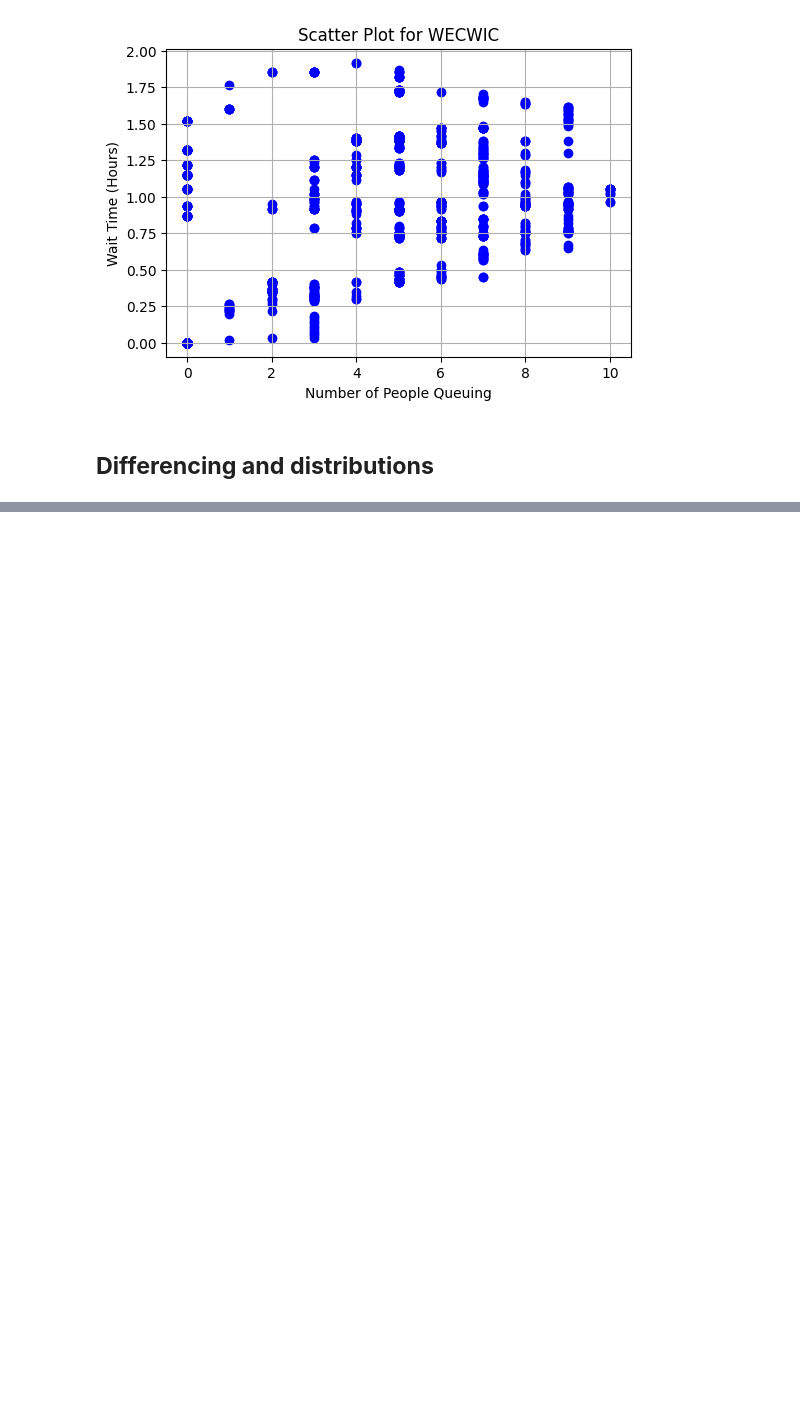
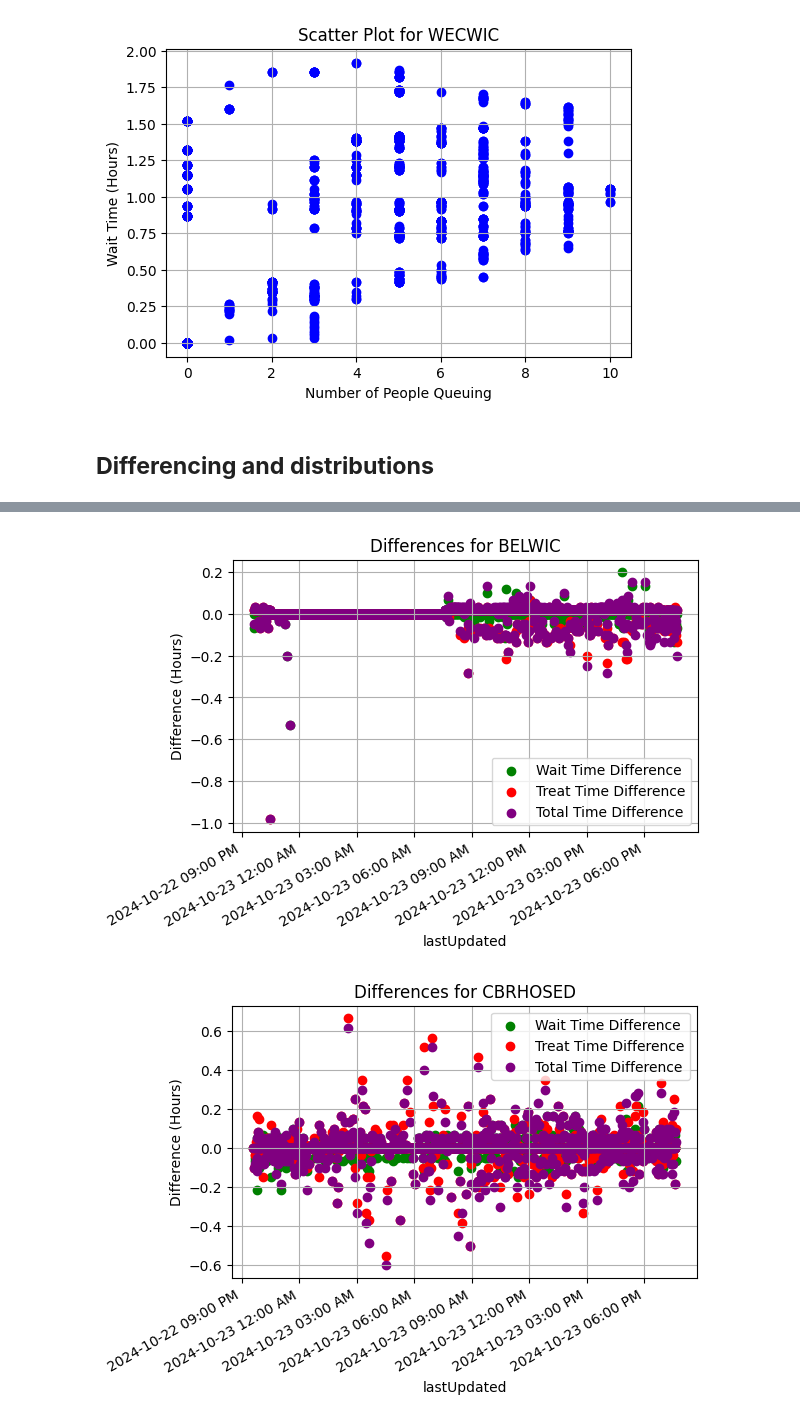
Before and after one commit to DerekWu1/wic_wait_times, a Jupyter notebook: analysis.ipynb, the cells around one changed output, grey strips where cells are left out. Drawn from its saved outputs; the diff is of its cells as text; code cells hidden in the pictures; blank space fills up the shorter version.

```diff
--- a/analysis.ipynb
+++ b/analysis.ipynb
@@ -168,0 +185,31 @@ for name, group in grouped:
+# %%
+# Calculating lagged differences for each 'id' group
+df['queue_diff'] = df.groupby('id')['queue'].diff()
+df['wait_time_diff'] = df.groupby('id')['wait_time'].diff()
+df['treat_time_diff'] = df.groupby('id')['treat_time'].diff()
+df['total_time_diff'] = df.groupby('id')['total_time'].diff()
+
+# Scatter plots for each 'id' group
+for name, group in df.groupby('id'):
+    plt.figure(figsize=(6, 4))
+    # plt.scatter(group.index, group['queue_diff'], color='blue', label='Queue Difference')
+    plt.scatter(group.lastUpdated, group['wait_time_diff'], color='green', label='Wait Time Difference')
+    plt.scatter(group.lastUpdated, group['treat_time_diff'], color='red', label='Treat Time Difference')
+    plt.scatter(group.lastUpdated, group['total_time_diff'], color='purple', label='Total Time Difference')
+
+    # Formatting the x-axis to show date and time in AM/PM format
+    plt.gca().xaxis.set_major_formatter(mdates.DateFormatter('%Y-%m-%d %I:%M %p' ))
+
+    # Rotating the x-axis labels for better readability
+    plt.gcf().autofmt_xdate()
+
+    # Adding labels and title
+    plt.xlabel('lastUpdated')
+    plt.ylabel('Difference (Hours)')
+    plt.title(f'Differences for {name}')
+    plt.legend()
+    plt.grid(True)
+    plt.show()
+# %% [output]
+[figure, added]
+[figure, added]
```
Also changed, not shown: parts of 2 cells of this notebook.
